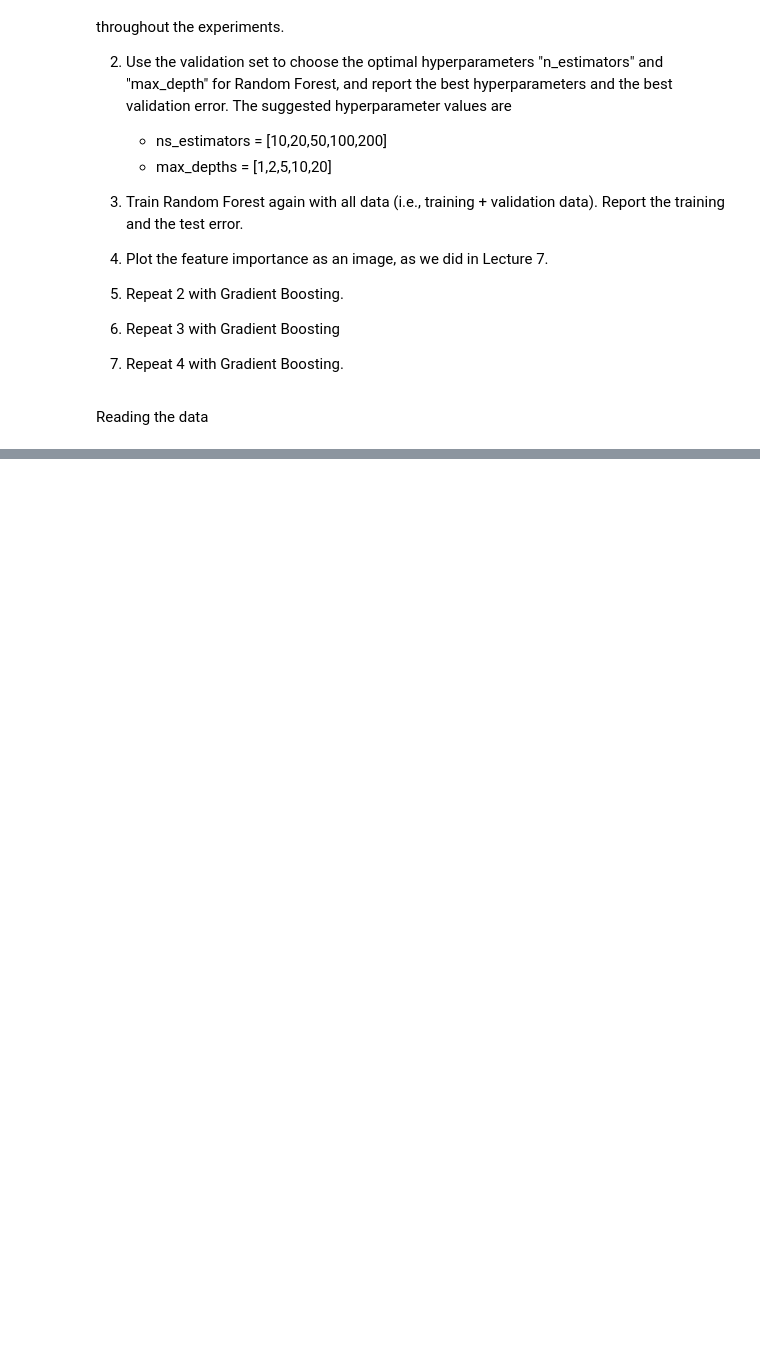
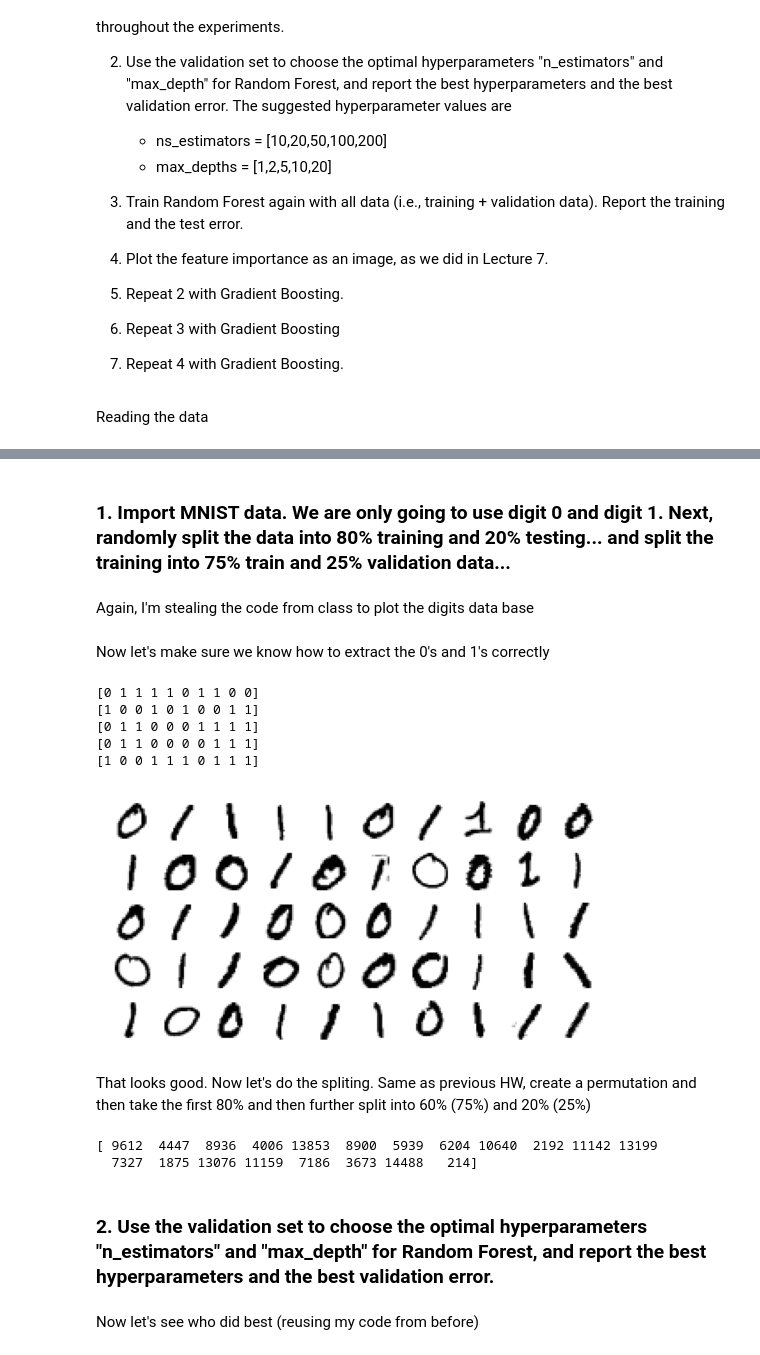
Before and after one commit to sergiogyoz/Machine-Learning, a Jupyter notebook: HWs/HW6-7_Sergio_Villamarin.ipynb, the cells around one changed output, grey strips where cells are left out. Saved outputs shown, nothing was run; the diff lists cells and outputs as text; code cells hidden in the pictures; blank space fills up the shorter version.

```diff
--- a/HWs/HW6-7_Sergio_Villamarin.ipynb
+++ b/HWs/HW6-7_Sergio_Villamarin.ipynb
@@ -180,13 +40,0 @@ with warnings.catch_warnings():  # to remove convergence warning output
-# %%
-# Find the mean of each 4-cross validation's scores
-cvmean = []
-for i in range(6):
-    print(cv[i])
-    cvmean.append(np.average(cv[i]))
-print("mean cv values")
-print(cvmean)
-
-# The better model corresponds to the higher score
-maxcv = np.max(cvmean)
-max = np.argmax(cvmean)
-print("max cv ", maxcv, " at ", C[max])
@@ -222,0 +41,60 @@ Which yields a $100\%$ train score (or $0\%$ error) and a $96.94\%$ test score (
+# %%
+from sklearn.datasets import fetch_openml
+
+mnist = fetch_openml('mnist_784', version=1, as_frame=False)
+mnist.target = mnist.target.astype(np.uint8)
+
+X = mnist["data"]
+Y = mnist["target"]
+# %% [markdown]
+### 1. Import MNIST data. We are only going to use digit 0 and digit 1. Next, randomly split the data into 80% training and 20% testing... and split the training into 75% train and 25% validation data...
+# %% [markdown]
+Again, I'm stealing the code from class to plot the digits data base
+# %%
+def plot_digits(instances, images_per_row=10, **options):
+    size = 28
+    images_per_row = min(len(instances), images_per_row)
+    n_rows = (len(instances) - 1) // images_per_row + 1
+
+    n_empty = n_rows * images_per_row - len(instances)
+    padded_instances = np.concatenate([instances, np.zeros((n_empty, size * size))], axis=0)
+
+    image_grid = padded_instances.reshape((n_rows, images_per_row, size, size))
+
+    big_image = image_grid.transpose(0, 2, 1, 3).reshape(n_rows * size,
+                                                         images_per_row * size)
+    plt.imshow(big_image, cmap = mpl.cm.binary, **options)
+    plt.axis("off")
+# %% [markdown]
+Now let's make sure we know how to extract the 0's and 1's correctly
+# %%
+# mask of the 0's and 1's
+mask_0_1 = ((Y==0) | (Y==1))
+Y = Y[mask_0_1]
+X = X[mask_0_1]
+# let's check the first 50
+for i in range(5):
+    print(Y[i*10:i*10+10])
+plot_digits(X[0:50])
+# %% [output]
+[0 1 1 1 1 0 1 1 0 0]
+[1 0 0 1 0 1 0 0 1 1]
+[0 1 1 0 0 0 1 1 1 1]
+[0 1 1 0 0 0 0 1 1 1]
+[1 0 0 1 1 1 0 1 1 1]
+[figure, added]
+# %% [markdown]
+That looks good. Now let's do the spliting. Same as previous HW, create a permutation and then take the first 80% and then further split into 60% (75%) and 20% (25%)
+# %%
+m = len(Y)
+np.random.seed(0)
+
+# create a random index permutation
+ind =np.array(range(0,m))
+ind = np.random.permutation(ind)
+
+# see some random indices
+print(ind[0:20])
+# %% [output]
+[ 9612  4447  8936  4006 13853  8900  5939  6204 10640  2192 11142 13199
+  7327  1875 13076 11159  7186  3673 14488   214]
@@ -222,0 +108,2 @@ Which yields a $100\%$ train score (or $0\%$ error) and a $96.94\%$ test score (
+# %% [markdown]
+### 2. Use the validation set to choose the optimal hyperparameters "n_estimators" and "max_depth" for Random Forest, and report the best hyperparameters and the best validation error.
@@ -222,0 +131,2 @@ Which yields a $100\%$ train score (or $0\%$ error) and a $96.94\%$ test score (
+# %% [markdown]
+Now let's see who did best (reusing my code from before)
```
Also changed, not shown: parts of 51 cells of this notebook, 2 other files.
